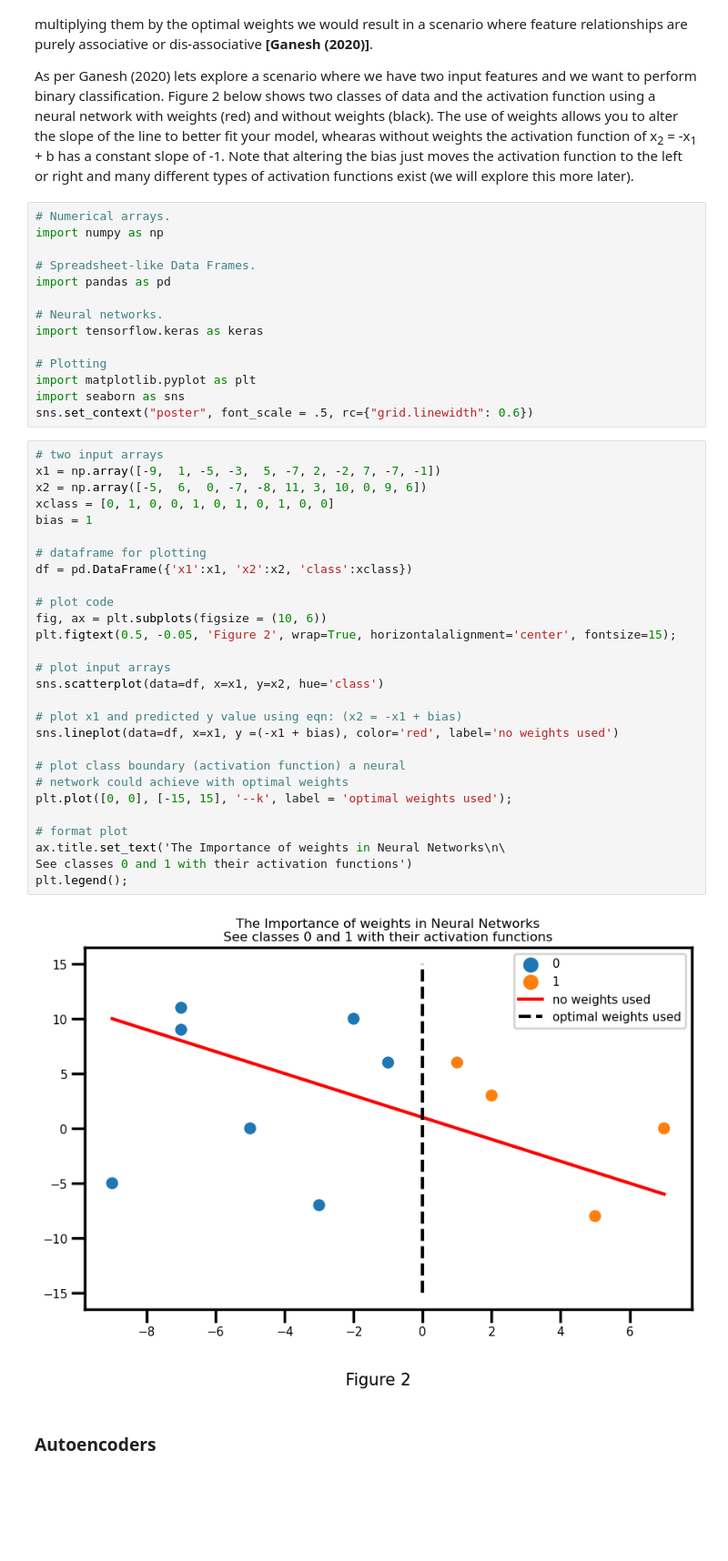
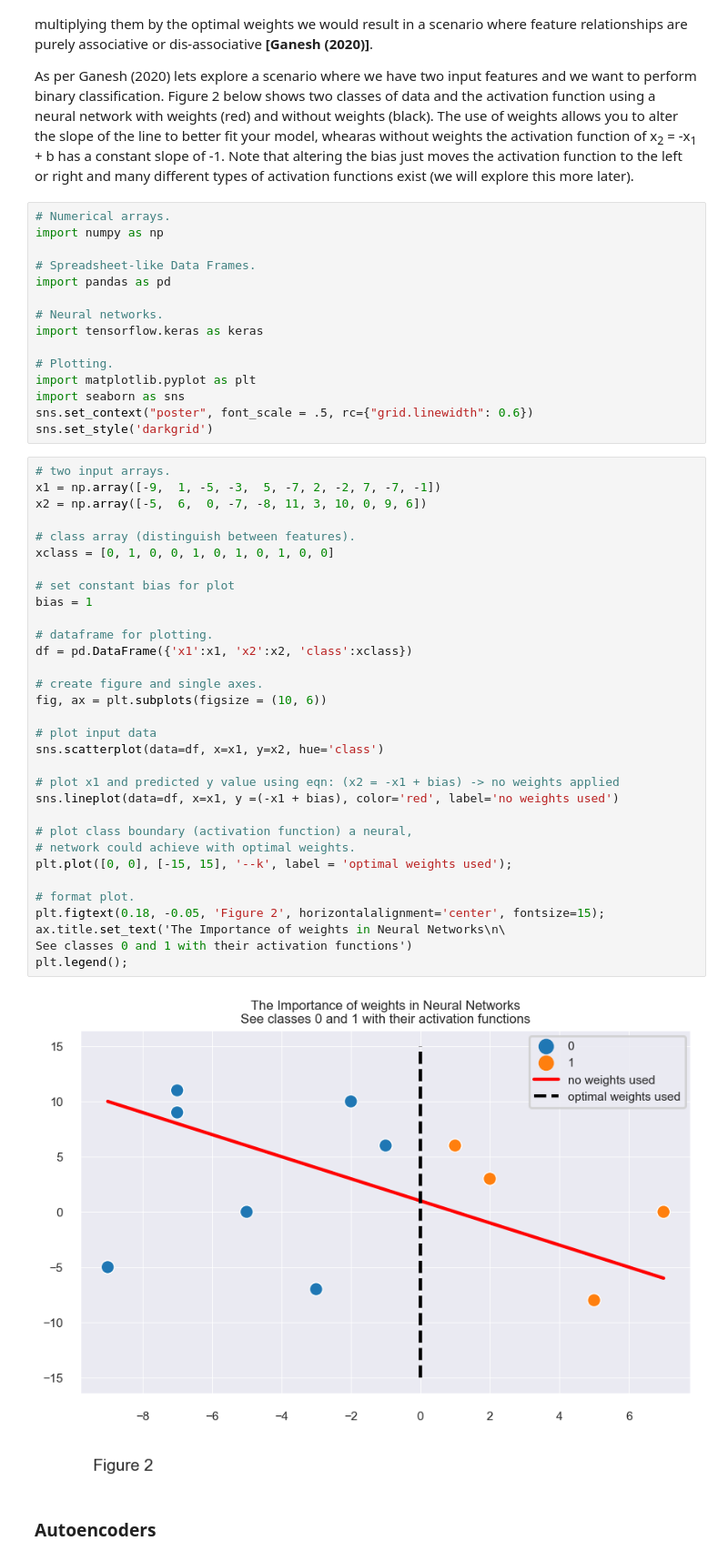
Before and after one commit to CiaranMoran27/machstat-assessment, a Jupyter notebook: time_series_anomaly_detection.ipynb, the cells around one changed output. Shown: that part at 91% size. Saved outputs shown, nothing was run; the diff lists cells and outputs as text; blank space fills up the shorter version.

```diff
--- a/time_series_anomaly_detection.ipynb
+++ b/time_series_anomaly_detection.ipynb
@@ -43,40 +43,45 @@ import pandas as pd
 # Neural networks.
 import tensorflow.keras as keras
 
-# Plotting
+# Plotting.
 import matplotlib.pyplot as plt
 import seaborn as sns
 sns.set_context("poster", font_scale = .5, rc={"grid.linewidth": 0.6})
+sns.set_style('darkgrid')
 # %%
-# two input arrays
+# two input arrays.
 x1 = np.array([-9,  1, -5, -3,  5, -7, 2, -2, 7, -7, -1])
 x2 = np.array([-5,  6,  0, -7, -8, 11, 3, 10, 0, 9, 6])
+
+# class array (distinguish between features).
 xclass = [0, 1, 0, 0, 1, 0, 1, 0, 1, 0, 0]
+
+# set constant bias for plot
 bias = 1
 
-# dataframe for plotting
+# dataframe for plotting.
 df = pd.DataFrame({'x1':x1, 'x2':x2, 'class':xclass})
 
-# plot code
+# create figure and single axes.
 fig, ax = plt.subplots(figsize = (10, 6))
-plt.figtext(0.5, -0.05, 'Figure 2', wrap=True, horizontalalignment='center', fontsize=15);
 
-# plot input arrays
+# plot input data
 sns.scatterplot(data=df, x=x1, y=x2, hue='class')
 
-# plot x1 and predicted y value using eqn: (x2 = -x1 + bias)
+# plot x1 and predicted y value using eqn: (x2 = -x1 + bias) -> no weights applied
 sns.lineplot(data=df, x=x1, y =(-x1 + bias), color='red', label='no weights used')
 
-# plot class boundary (activation function) a neural
-# network could achieve with optimal weights
+# plot class boundary (activation function) a neural,
+# network could achieve with optimal weights.
 plt.plot([0, 0], [-15, 15], '--k', label = 'optimal weights used');
 
-# format plot
+# format plot.
+plt.figtext(0.18, -0.05, 'Figure 2', horizontalalignment='center', fontsize=15);
 ax.title.set_text('The Importance of weights in Neural Networks\n\
 See classes 0 and 1 with their activation functions')
 plt.legend();
 # %% [output]
-[figure, old version]
+[figure, new version]
 # %% [markdown]
 ### Autoencoders
 # %% [markdown]
```
Also changed, not shown: parts of 47 cells of this notebook.
